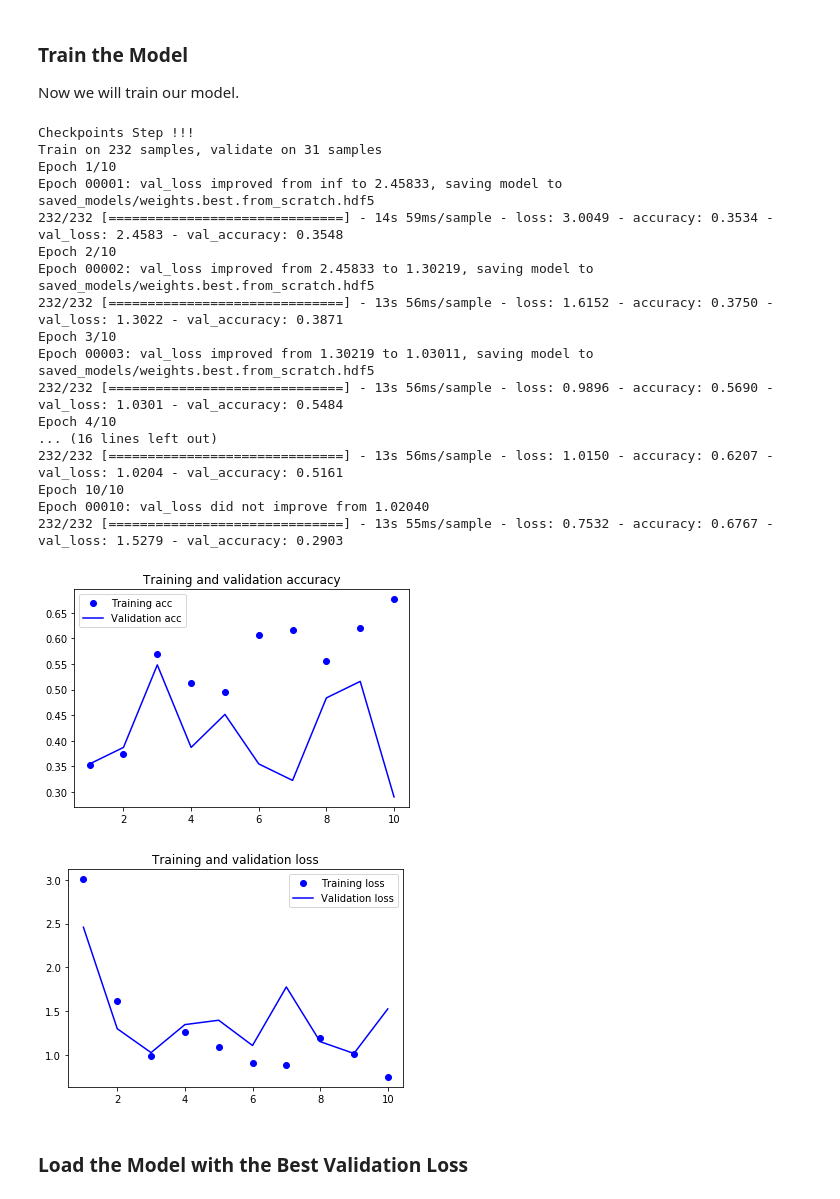
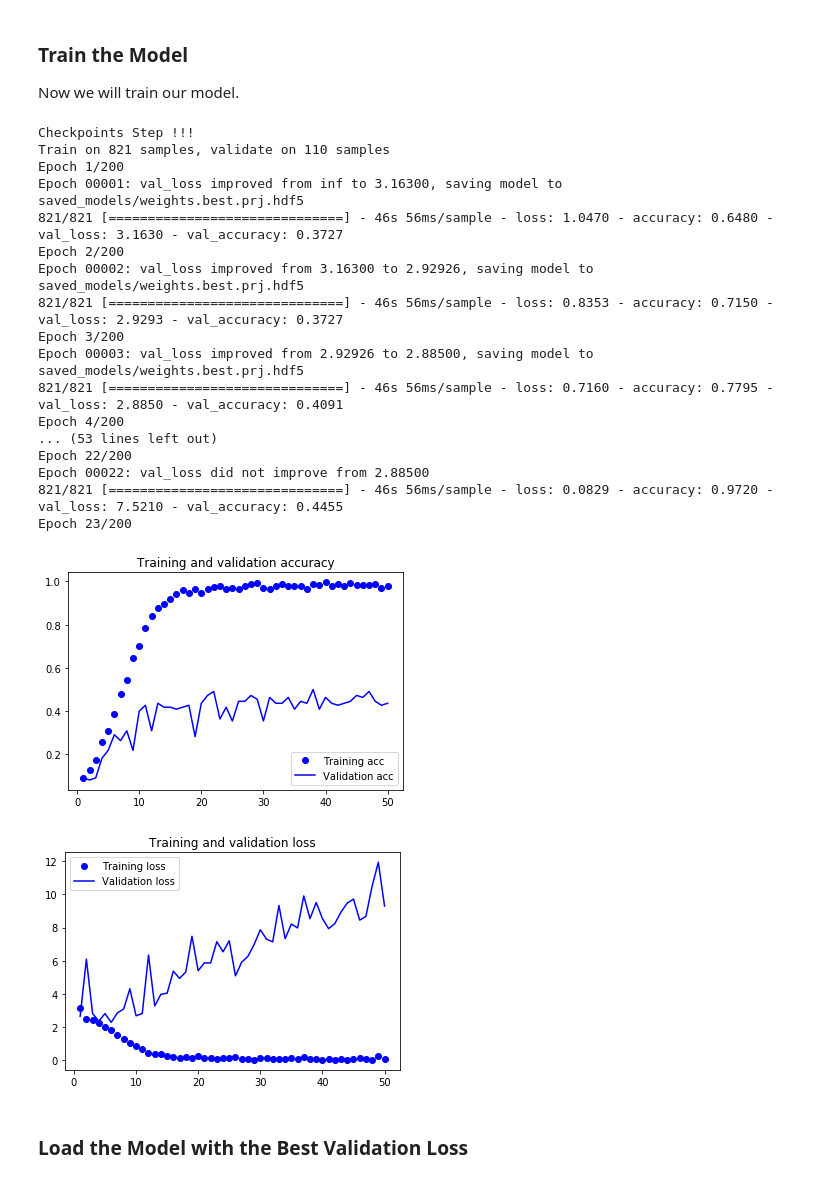
Before and after one commit to ikrambabai/ml-capstone, a Jupyter notebook: capstone.ipynb, the cells around one changed output. Cells and saved outputs as stored; diff of their text form; code cells hidden in the pictures.

```diff
--- a/capstone.ipynb
+++ b/capstone.ipynb
@@ -41,14 +41,14 @@ def load_dataset(path):
 
 # load train, test, and validation datasets
 print('Starting loading train files !')
-train_files, train_targets = load_dataset('keep4/train')
+train_files, train_targets = load_dataset('images/train')
 print('Starting loading valid files !')
-valid_files, valid_targets = load_dataset('keep4/valid')
+valid_files, valid_targets = load_dataset('images/valid')
 print('Starting loading test_target files !')
-test_files, test_targets = load_dataset('keep4/test')
+test_files, test_targets = load_dataset('images/test')
 
 # load list of dog names
-brick_names = [item.split('/')[2] for item in sorted(glob("keep4/train/*/"))]
+brick_names = [item.split('/')[2] for item in sorted(glob("images/train/*/"))]
 
 # print statistics about the dataset
 print brick_names
@@ -238,61 +256,63 @@ model.compile(optimizer='rmsprop', loss='categorical_crossentropy', metrics=['ac
 ### Train the Model
 
 Now we will train our model.
+# %%
+from tensorflow.keras.callbacks import ModelCheckpoint
+import matplotlib.pyplot as plt
+
+epochs = 200
+
+#
+checkpointer = ModelCheckpoint(filepath='saved_models/weights.best.prj.hdf5',
+                               verbose=1, save_best_only=True)
+
+# Fit the model.
+print ('Checkpoints Step !!!')
+history = model.fit(train_tensors, train_targets,
+          validation_data=(valid_tensors, valid_targets),
+          epochs=epochs, batch_size=20, callbacks=[checkpointer], verbose=1)
+# %% [output]
+Checkpoints Step !!!
+Train on 821 samples, validate on 110 samples
+Epoch 1/200
+Epoch 00001: val_loss improved from inf to 3.16300, saving model to saved_models/weights.best.prj.hdf5
+821/821 [==============================] - 46s 56ms/sample - loss: 1.0470 - accuracy: 0.6480 - val_loss: 3.1630 - val_accuracy: 0.3727
+Epoch 2/200
+Epoch 00002: val_loss improved from 3.16300 to 2.92926, saving model to saved_models/weights.best.prj.hdf5
+821/821 [==============================] - 46s 56ms/sample - loss: 0.8353 - accuracy: 0.7150 - val_loss: 2.9293 - val_accuracy: 0.3727
+Epoch 3/200
+Epoch 00003: val_loss improved from 2.92926 to 2.88500, saving model to saved_models/weights.best.prj.hdf5
+821/821 [==============================] - 46s 56ms/sample - loss: 0.7160 - accuracy: 0.7795 - val_loss: 2.8850 - val_accuracy: 0.4091
+Epoch 4/200
+... (53 lines left out)
+Epoch 22/200
+Epoch 00022: val_loss did not improve from 2.88500
+821/821 [==============================] - 46s 56ms/sample - loss: 0.0829 - accuracy: 0.9720 - val_loss: 7.5210 - val_accuracy: 0.4455
+Epoch 23/200
 # %%
-from tensorflow.keras.callbacks import ModelCheckpoint
-import matplotlib.pyplot as plt
-
-epochs = 10
-
-checkpointer = ModelCheckpoint(filepath='saved_models/weights.best.from_scratch.hdf5',
-                               verbose=1, save_best_only=True)
-
-print ('Checkpoints Step !!!')
-history = model.fit(train_tensors, train_targets,
-          validation_data=(valid_tensors, valid_targets),
-          epochs=epochs, batch_size=20, callbacks=[checkpointer], verbose=1)
-
-
 # Plotting
 acc = history.history['accuracy']
 val_acc = history.history['val_accuracy']
 loss = history.history['loss']
 val_loss = history.history['val_loss']
 epochs = range(1, len(acc) + 1)
 
 plt.plot(epochs, acc, 'bo', label='Training acc')
 plt.plot(epochs, val_acc, 'b', label='Validation acc')
 plt.title('Training and validation accuracy')
 plt.legend()
 
 plt.figure()
 
 plt.plot(epochs, loss, 'bo', label='Training loss')
 plt.plot(epochs, val_loss, 'b', label='Validation loss')
 plt.title('Training and validation loss')
 plt.legend()
 
 plt.show()
 # %% [output]
-Checkpoints Step !!!
-Train on 232 samples, validate on 31 samples
-Epoch 1/10
-Epoch 00001: val_loss improved from inf to 2.45833, saving model to saved_models/weights.best.from_scratch.hdf5
-232/232 [==============================] - 14s 59ms/sample - loss: 3.0049 - accuracy: 0.3534 - val_loss: 2.4583 - val_accuracy: 0.3548
-Epoch 2/10
-Epoch 00002: val_loss improved from 2.45833 to 1.30219, saving model to saved_models/weights.best.from_scratch.hdf5
-232/232 [==============================] - 13s 56ms/sample - loss: 1.6152 - accuracy: 0.3750 - val_loss: 1.3022 - val_accuracy: 0.3871
-Epoch 3/10
-Epoch 00003: val_loss improved from 1.30219 to 1.03011, saving model to saved_models/weights.best.from_scratch.hdf5
-232/232 [==============================] - 13s 56ms/sample - loss: 0.9896 - accuracy: 0.5690 - val_loss: 1.0301 - val_accuracy: 0.5484
-Epoch 4/10
-... (16 lines left out)
-232/232 [==============================] - 13s 56ms/sample - loss: 1.0150 - accuracy: 0.6207 - val_loss: 1.0204 - val_accuracy: 0.5161
-Epoch 10/10
-Epoch 00010: val_loss did not improve from 1.02040
-232/232 [==============================] - 13s 55ms/sample - loss: 0.7532 - accuracy: 0.6767 - val_loss: 1.5279 - val_accuracy: 0.2903
-[figure, old version]
+[figure, new version]
-[figure, old version]
+[figure, new version]
 # %% [markdown]
 ### Load the Model with the Best Validation Loss
 # %%
```
Also changed, not shown: parts of 15 cells of this notebook, 10 other files.
